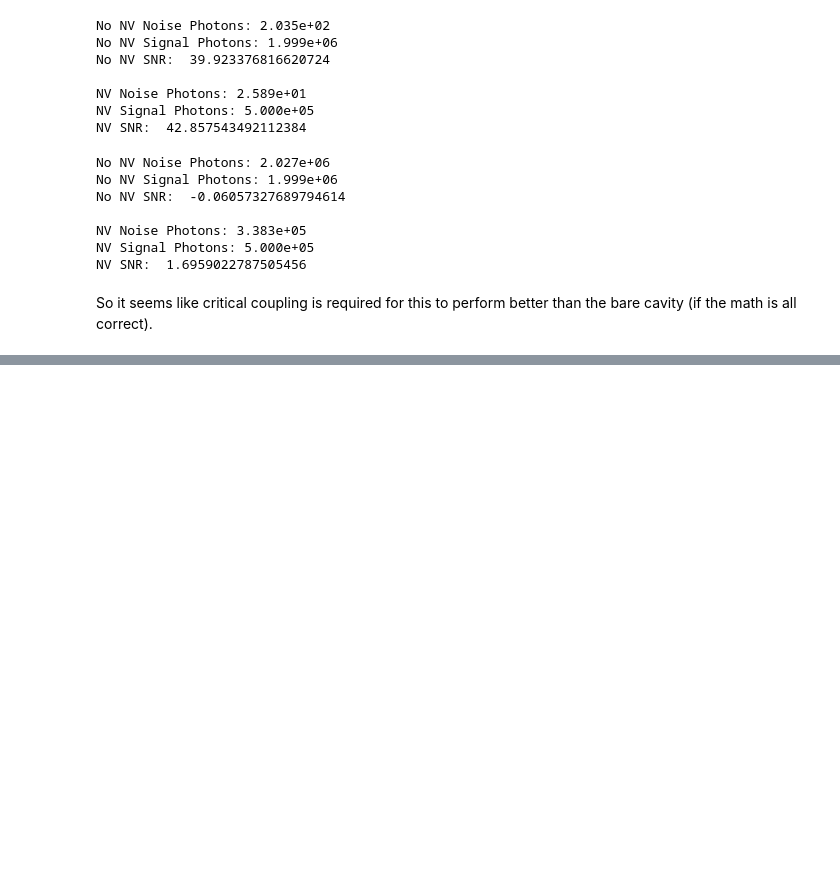
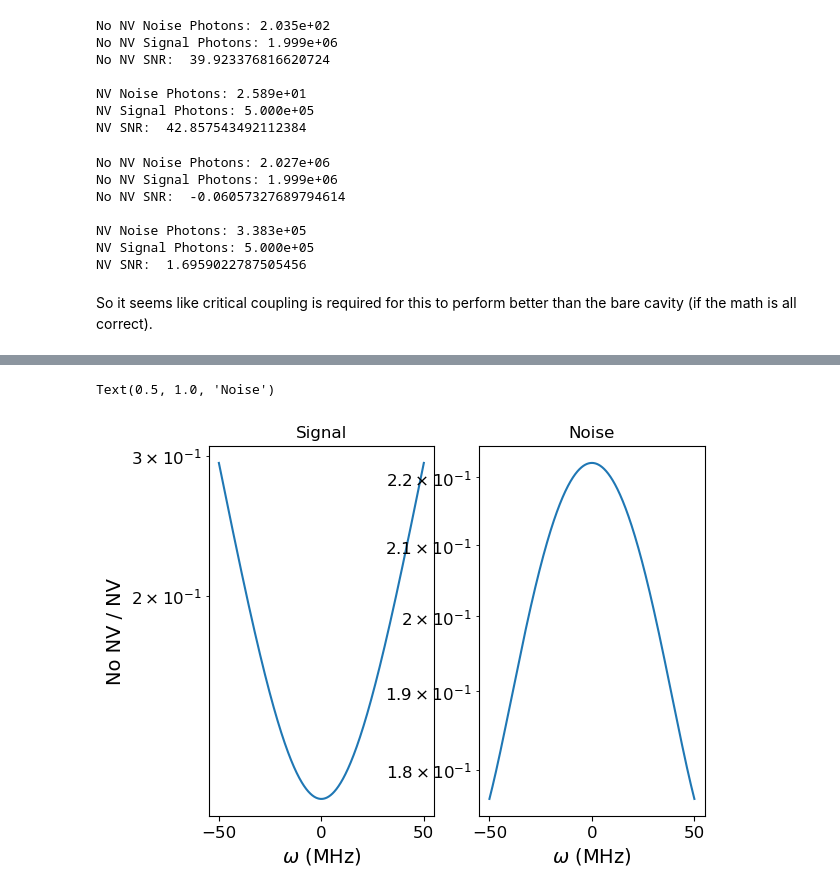
Before and after one commit to jleamer/mode_cooling, a Jupyter notebook: attenuation_calcs.ipynb, the cells around one changed output, grey strips where cells are left out. Drawn from its saved outputs; the diff is of its cells as text; code cells hidden in the pictures; blank space fills up the shorter version.

```diff
--- a/attenuation_calcs.ipynb
+++ b/attenuation_calcs.ipynb
@@ -743,0 +767,13 @@ So it seems like critical coupling is required for this to perform better than t
+# %%
+# Define parameters
+ωc = 2 * np.pi * 2.87e9
+κ = 1e2
+γ = 1e2
+ϕ = 1e8
+g = 1e8
+r = 2 * g
+T = 5
+nT = photons_from_temp(ωc, T)
+P = 0.8
+nc = 0.5 * (1 - P) / P
+β = 1e5
@@ -743,0 +812,14 @@ So it seems like critical coupling is required for this to perform better than t
+# %%
+fig = plt.figure(1)
+ax = fig.subplots(1, 2)
+ax[0].semilogy(ω / 1e6, exact_signal_spectrum / S_signal_noNV)
+ax[0].set_xlabel("$\\omega$ (MHz)")
+ax[0].set_ylabel("No NV / NV")
+ax[0].set_title("Signal")
+
+ax[1].semilogy(ω / 1e6, exact_noise_spectrum / S_noise_noNV)
+ax[1].set_xlabel("$\\omega$ (MHz)")
+ax[1].set_title("Noise")
+# %% [output]
+Text(0.5, 1.0, 'Noise')
+[figure, added]
```
Also changed, not shown: parts of 8 cells of this notebook.
